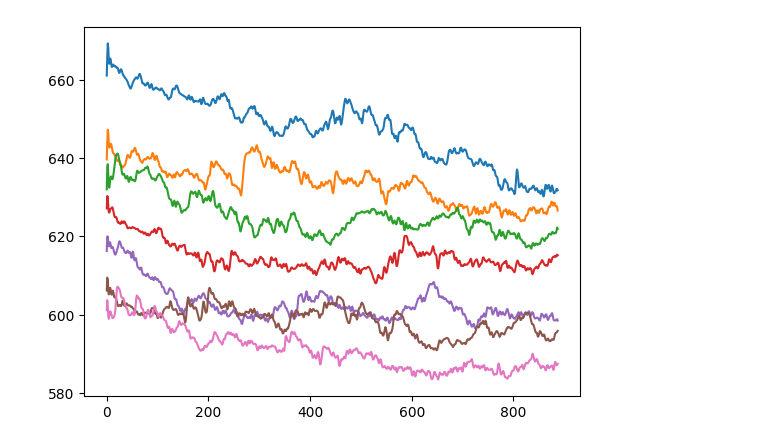
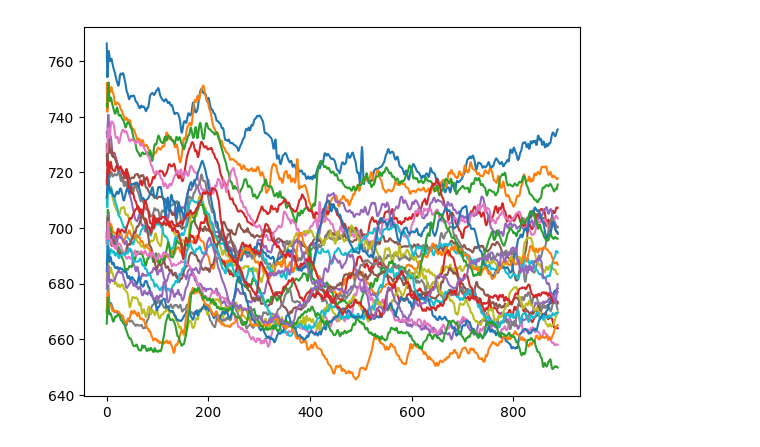
Before and after one commit to Tsuchijo/Social-Interaction-Analysis-, a Jupyter notebook: src/test_trials.ipynb, the cells around one changed output. Saved outputs shown, nothing was run; the diff lists cells and outputs as text; code cells hidden in the pictures.

```diff
--- a/src/test_trials.ipynb
+++ b/src/test_trials.ipynb
@@ -6,0 +6,6 @@ test_experiment = pts.PhotometryVideoData('/home/murph_4090ws/Documents/Social_I
+# %%
+# Load the List of data files, this contains references to all the data files as well as mouse name and date information
+data_files = pd.read_csv('../output_reference_list.csv', header=0)
+# %%
+# Load the first file into a photometry data object
+test_experiment = pts.PhotometryVideoData(data_files['path'][1], trim_start=12)
@@ -7,6 +15,6 @@ test_experiment = pts.PhotometryVideoData('/home/murph_4090ws/Documents/Social_I
 # %%
-for i in range(7):
+for i in range(25):
     plt.plot(test_experiment.get_photometry_data(i + 1)['465C'])
 plt.show()
 # %% [output]
-[figure, old version]
+[figure, new version]
```
Also changed, not shown: parts of 3 cells of this notebook, 6 other files.
